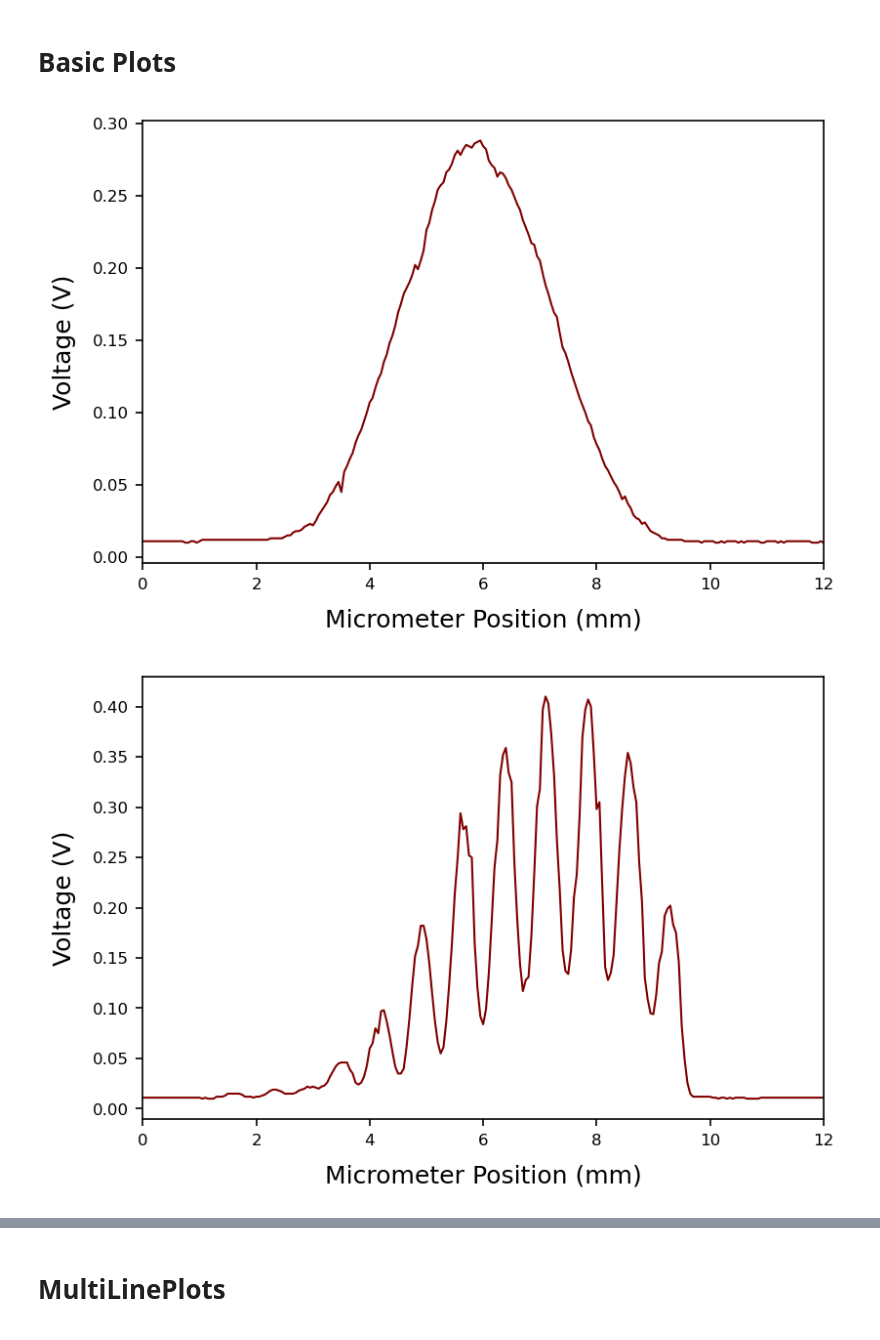
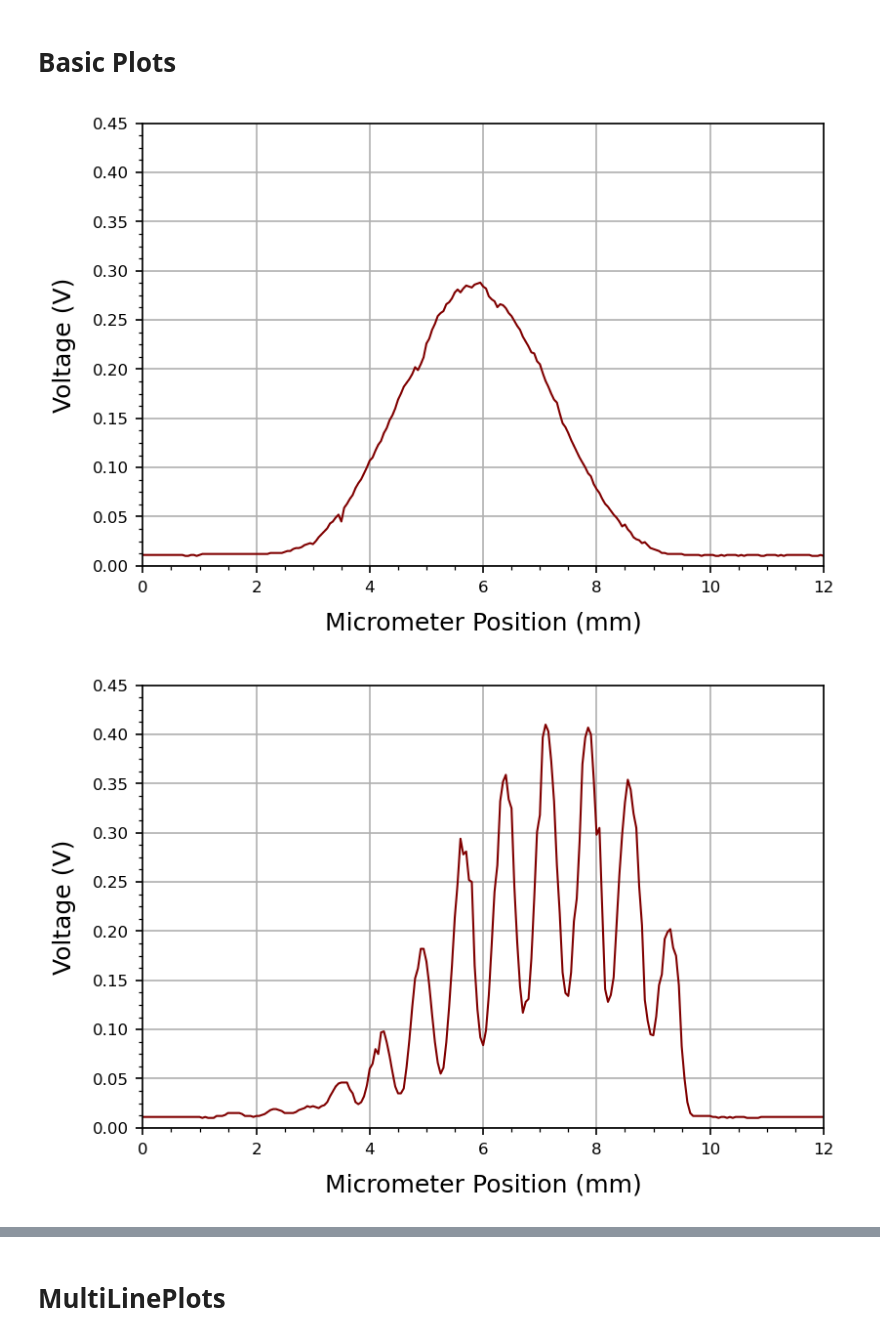
Before and after one commit to parallax-xallaraq/PHSX616, a Jupyter notebook: Lab1 - Two Slit Interference/Code/dataAnalysis1.ipynb, the cells around one changed output, grey strips where cells are left out. Drawn from its saved outputs; the diff is of its cells as text; code cells hidden in the pictures.

```diff
--- a/Lab1 - Two Slit Interference/Code/dataAnalysis1.ipynb
+++ b/Lab1 - Two Slit Interference/Code/dataAnalysis1.ipynb
@@ -65,7 +66,8 @@ def PlotXY(
     xlab: str,          # label on x axis
     ylab: str,          # label on y axis
     color = 'k',        # color of the line
-    xlim: list = None, # X axis range
+    xlim: list = None,  # x axis range
+    ylim: list = None,  # y axis range
     fileName: str = ''  # filename to save the figure as
 ) :
     """Basic plotting function for x and y data arrays."""
@@ -74,6 +76,11 @@ def PlotXY(
     plt.xlabel(xlab)
     plt.ylabel(ylab)
     if(xlim != None) : plt.xlim(xlim)
+    if(ylim != None) : plt.ylim(ylim)
+    ax = plt.gca()
+    ax.xaxis.set_minor_locator(AutoMinorLocator(4))
+    ax.yaxis.set_minor_locator(AutoMinorLocator(4))
+    ax.grid()
     # data
     plt.plot(x,y,color=color)
     # finish
@@ -88,22 +95,24 @@ PlotXY(
     ylab = 'Voltage (V)',
     color = colors['Laser'],
     xlim = [0,12],
+    ylim = [0,0.45],
     fileName = 'Laser1s.png'
 )
 # %% [output]
-[figure, old version]
+[figure, new version]
 # %%
 PlotXY(
     x = tables['Laser 2s']['Micrometer Position (mm)'],
     y = tables['Laser 2s']['Voltage (V)'],
     xlab = 'Micrometer Position (mm)',
     ylab = 'Voltage (V)',
     color = colors['Laser'],
     xlim = [0,12],
+    ylim = [0,0.45],
     fileName = 'Laser2s.png'
 )
 # %% [output]
-[figure, old version]
+[figure, new version]
 # %%
 PlotXY(
     x = tables['Bulb 2s t1']['Micrometer Position (mm)'],
```
Also changed, not shown: parts of 9 cells of this notebook, 8 other files.
